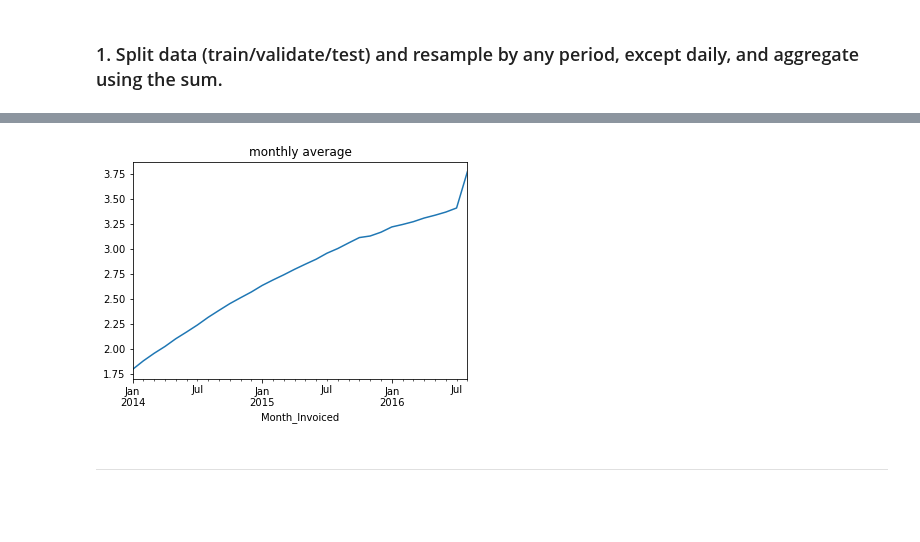
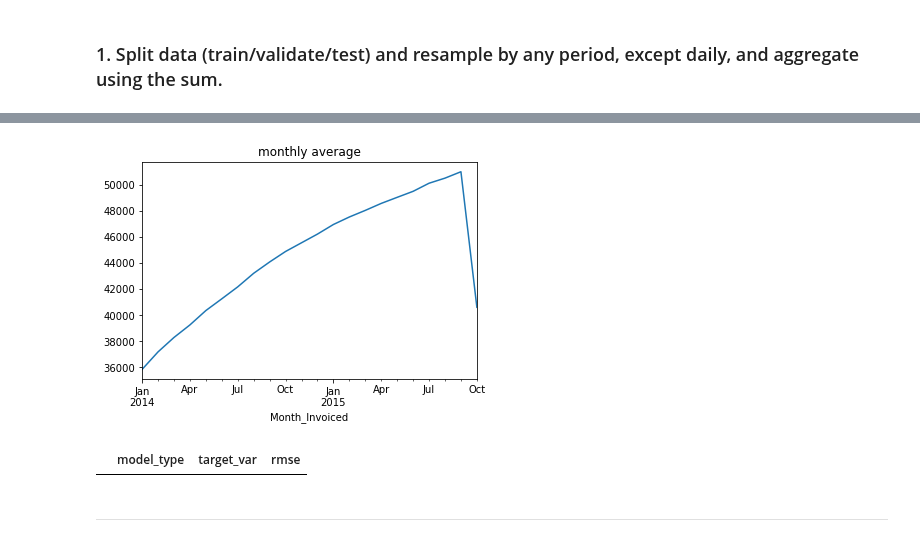
Before and after one commit to natasharivers/time-series-exercises, a Jupyter notebook: model.ipynb, the cells around one changed output, grey strips where cells are left out. Cells and saved outputs as stored; diff of their text form; code cells hidden in the pictures; blank space fills up the shorter version.

```diff
--- a/model.ipynb
+++ b/model.ipynb
@@ -94,0 +136,4 @@ plt.plot(test.index, test.Amount)
+# %%
+# set train size to be 50% of total
+train_size = int(len(df) * 0.5)
+train_size
@@ -94,0 +159,7 @@ plt.plot(test.index, test.Amount)
+# %%
+# train
+train = df[:train_size]
+# validate
+validate = df[train_size:validate_end_index]
+# test
+test = df[validate_end_index:]
@@ -96,10 +173,16 @@ plt.plot(test.index, test.Amount)
 y = train.Amount
 # %%
 #resample every month and use average
-y.resample('M').mean().plot(title='monthly average')
+y.resample('M').sum().plot(title='monthly average')
 None
 # %% [output]
-[figure, old version]
+[figure, new version]
+# %%
+# create an empty dataframe
+eval_df = pd.DataFrame(columns=['model_type', 'target_var', 'rmse'])
+eval_df
+# %% [output]
+|  | model_type | target_var | rmse |
 # %% [markdown]
 <hr style="border:2px solid black"> </hr>
 # %% [markdown]
```
Also changed, not shown: parts of 26 cells of this notebook.
